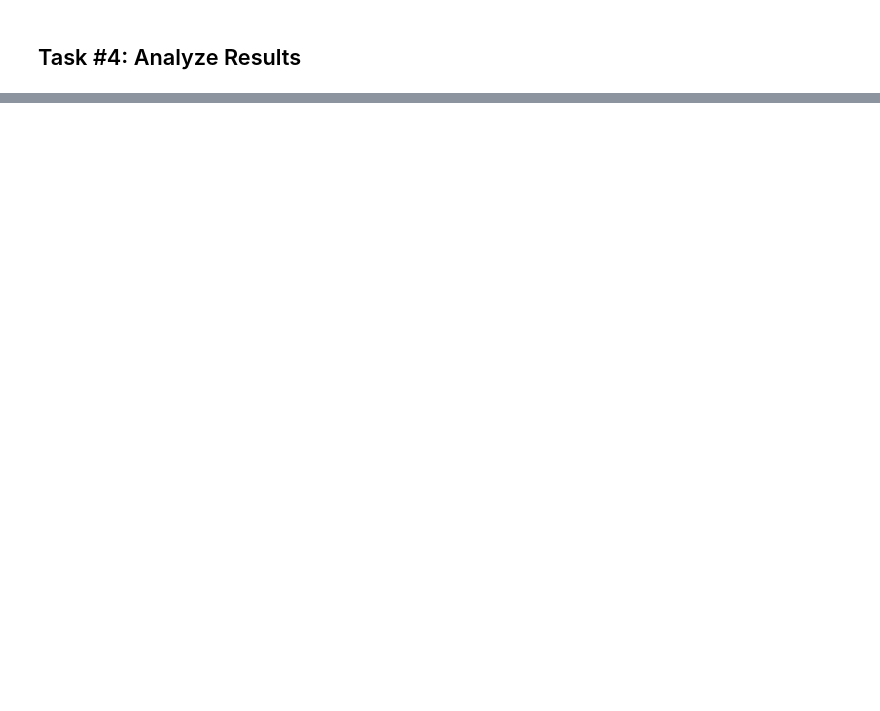
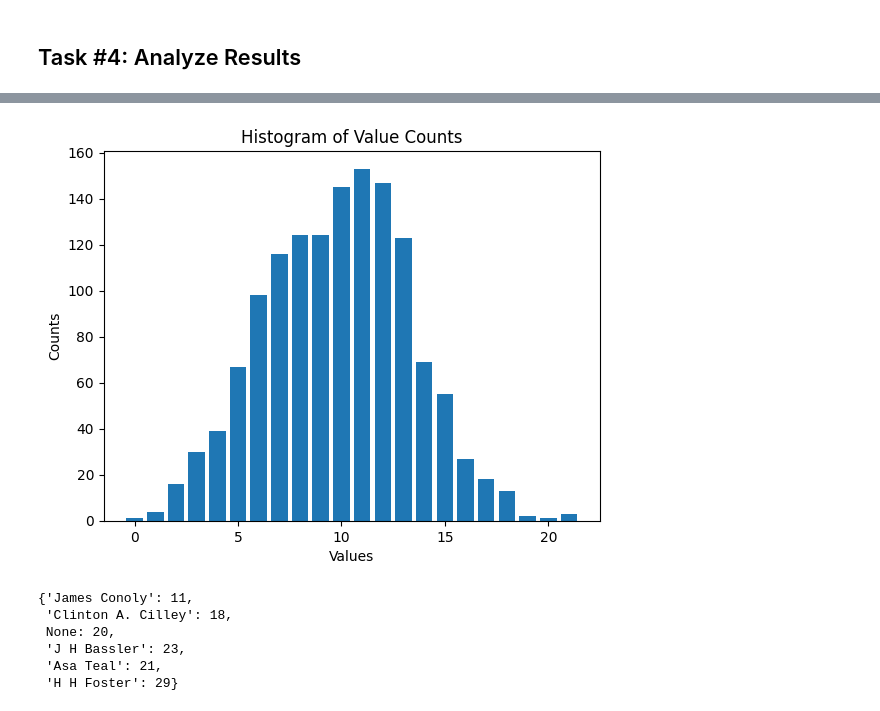
Before and after one commit to KeithGalli/historical-docs-analysis, a Jupyter notebook: analysis.ipynb, the cells around one changed output, grey strips where cells are left out. Saved outputs shown, nothing was run; the diff lists cells and outputs as text; code cells hidden in the pictures; blank space fills up the shorter version.

```diff
--- a/analysis.ipynb
+++ b/analysis.ipynb
@@ -50,0 +243,12 @@ outputs = [
+# %%
+# Find the average age of apprentices
+info_list = []
+
+for index, row in df.iterrows():
+    try:
+        output_dict = json.loads(row["output_json"])
+        results_list = output_dict["results"]
+        for result in results_list:
+            info_list.append(result)
+    except Exception as e:
+        print(e)
@@ -50,0 +282,13 @@ outputs = [
+# %%
+age_counts = {}
+
+for info in info_list:
+    age = info.get("apprentice_age")
+    if isinstance(age, int):
+        if age < 25:
+            if age in age_counts:
+                age_counts[age] += 1
+            else:
+                age_counts[age] = 1
+
+age_counts
@@ -50,0 +313,22 @@ outputs = [
+# %%
+import matplotlib.pyplot as plt
+
+# Dictionary mapping values to counts
+data = age_counts
+
+# Extract values and counts from the dictionary
+values = list(data.keys())
+counts = list(data.values())
+
+# Create a bar plot
+plt.bar(values, counts)
+
+# Add labels and title
+plt.xlabel('Values')
+plt.ylabel('Counts')
+plt.title('Histogram of Value Counts')
+
+# Display the plot
+plt.show()
+# %% [output]
+[figure, added]
@@ -50,0 +350,9 @@ outputs = [
+# %%
+mentor_counts
+# %% [output]
+{'James Conoly': 11,
+ 'Clinton A. Cilley': 18,
+ None: 20,
+ 'J H Bassler': 23,
+ 'Asa Teal': 21,
+ 'H H Foster': 29}
```
Also changed, not shown: parts of 17 cells of this notebook, 1 other file.
